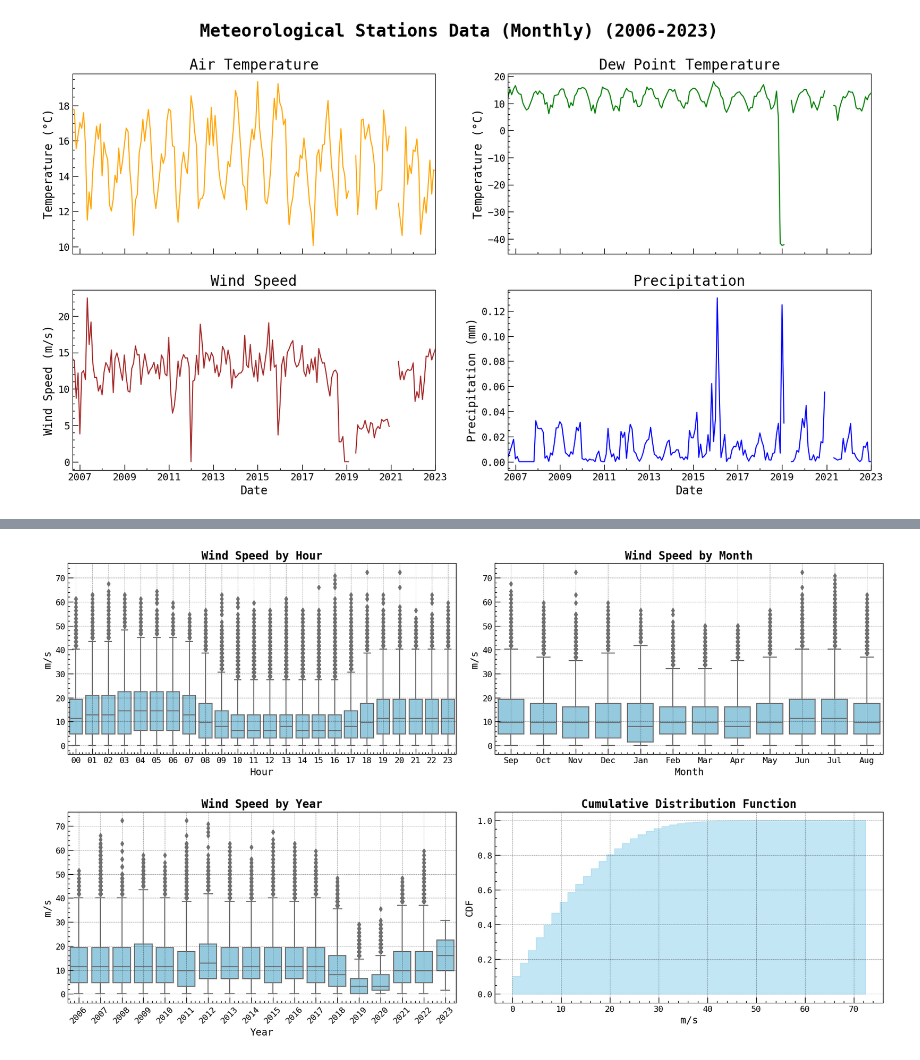
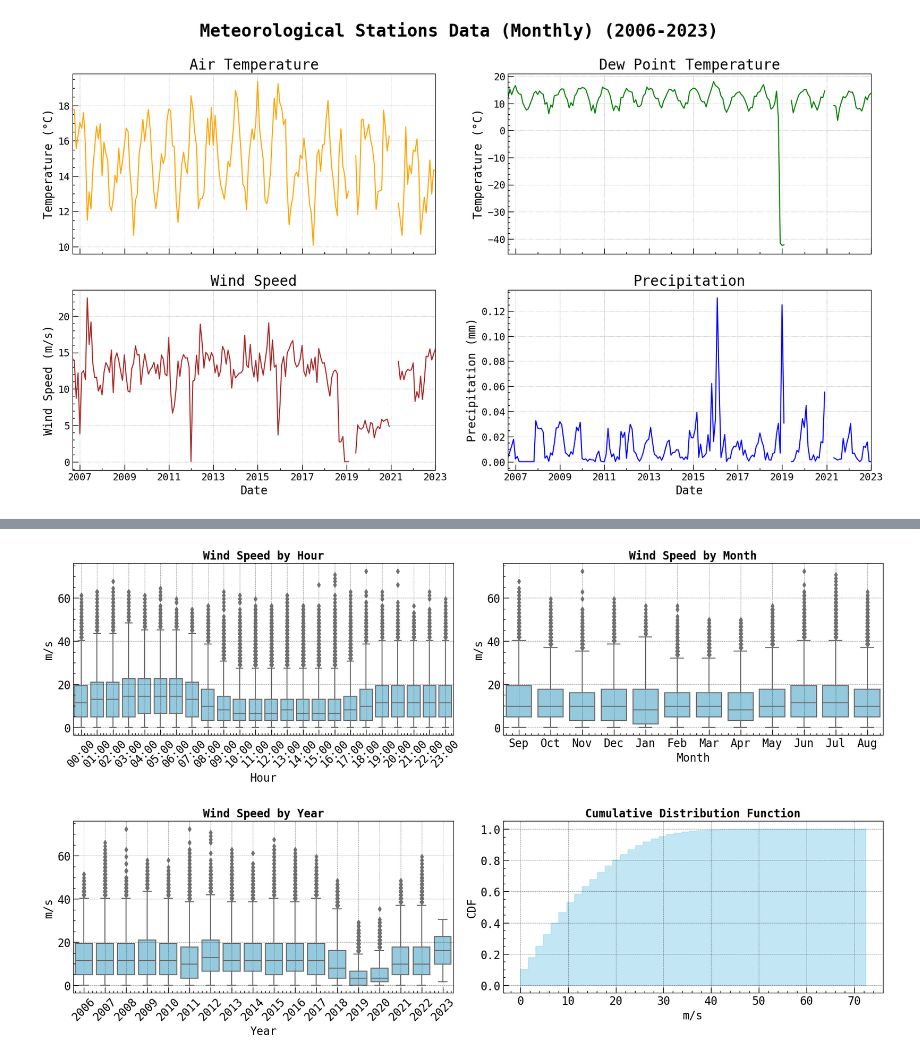
Before and after one commit to killatc/GSST-daytime-sky-quality, a Jupyter notebook: src/Meteorological_Analysis.ipynb, the cells around one changed output, grey strips where cells are left out. Saved outputs shown, nothing was run; the diff lists cells and outputs as text; code cells hidden in the pictures.

```diff
--- a/src/Meteorological_Analysis.ipynb
+++ b/src/Meteorological_Analysis.ipynb
@@ -176,6 +176,9 @@ plt.rcParams['grid.linestyle'] = ':'
 plt.rcParams['grid.linewidth'] = 0.5
 plt.rcParams['xtick.direction'] = 'in'
 plt.rcParams['ytick.direction'] = 'in'
+# adding grid
+plt.rcParams['axes.grid'] = True
+plt.rcParams['grid.alpha'] = 0.5
 # %%
 fig, axs = plt.subplots(2, 2, figsize=(20, 10), sharex=True, facecolor='w')
 
@@ -381,49 +393,50 @@ data_var['year'] = data_var.index.year
 ax = axs[0][0]
 sns.boxplot(x='hour', y='Wind Speed', data=data_var, ax=ax, color='skyblue')
 ax.set_title("Wind Speed by Hour", fontsize=16, fontweight='bold')
-ax.tick_params(axis='both', labelsize=12)
-ax.set_ylabel('m/s', fontsize=14)
-ax.set_xlabel("Hour", fontsize=14)
+ax.tick_params(axis='both', labelsize=16)
+ax.set_xticklabels([f"{str(hour).zfill(2)}:00" for hour in range(24)], rotation=45)
+ax.set_ylabel('m/s', fontsize=16)
+ax.set_xlabel("Hour", fontsize=16)
 # add two levels of grid lines
 ax.grid(ls="--", alpha=0.5)
 
 
 ax = axs[0][1]
 sns.boxplot(x='month', y='Wind Speed', data=data_var, ax=ax, color='skyblue')
 ax.set_title("Wind Speed by Month", fontsize=16, fontweight='bold')
-ax.tick_params(axis='both', labelsize=12)
-ax.set_ylabel('m/s', fontsize=14)
-ax.set_xlabel("Month", fontsize=14)
+ax.tick_params(axis='both', labelsize=16)
+ax.set_ylabel('m/s', fontsize=16)
+ax.set_xlabel("Month", fontsize=16)
 ax.grid(ls="--", alpha=0.5)
 
 
 ax = axs[1][0]
 sns.boxplot(x='year', y='Wind Speed', data=data_var, ax=ax, color='skyblue')
 ax.set_title("Wind Speed by Year", fontsize=16, fontweight='bold')
 # rotation of xticklabels
 ax.set_xticklabels(ax.get_xticklabels(), rotation=45)
-ax.tick_params(axis='both', labelsize=12)
-ax.set_ylabel('m/s', fontsize=14)
-ax.set_xlabel("Year", fontsize=14)
+ax.tick_params(axis='both', labelsize=16)
+ax.set_ylabel('m/s', fontsize=16)
+ax.set_xlabel("Year", fontsize=16)
 ax.grid(ls="--", alpha=0.5)
 
 # cumulative distribution function
 ax = axs[1][1]
 values = np.sort(data_var['Wind Speed'].values)
 cdf = np.arange(1, len(values)+1) / len(values)
 ax.fill_between(values, cdf, color='skyblue', alpha=0.5)
 ax.set_title("Cumulative Distribution Function", fontsize=16, fontweight='bold')
-ax.tick_params(axis='both', labelsize=12)
-ax.set_ylabel('CDF', fontsize=14)
-ax.set_xlabel("m/s", fontsize=14)
+ax.tick_params(axis='both', labelsize=16)
+ax.set_ylabel('CDF', fontsize=16)
+ax.set_xlabel("m/s", fontsize=16)
 ax.grid(ls="--", alpha=0.5)
 
 plt.tight_layout()
-plt.subplots_adjust(hspace=0.3)
+plt.subplots_adjust(hspace=0.5)
 
 plt.savefig("../images/weather_station_windspeed_boxplot.png", dpi=100, bbox_inches='tight', pad_inches=0.1)
 # %% [output]
-[figure, old version]
+[figure, new version]
 # %%
 fig, axs = plt.subplots(2, 2, figsize=(17, 10), facecolor='w')
 
```
Also changed, not shown: parts of 5 cells of this notebook, 11 other files.
